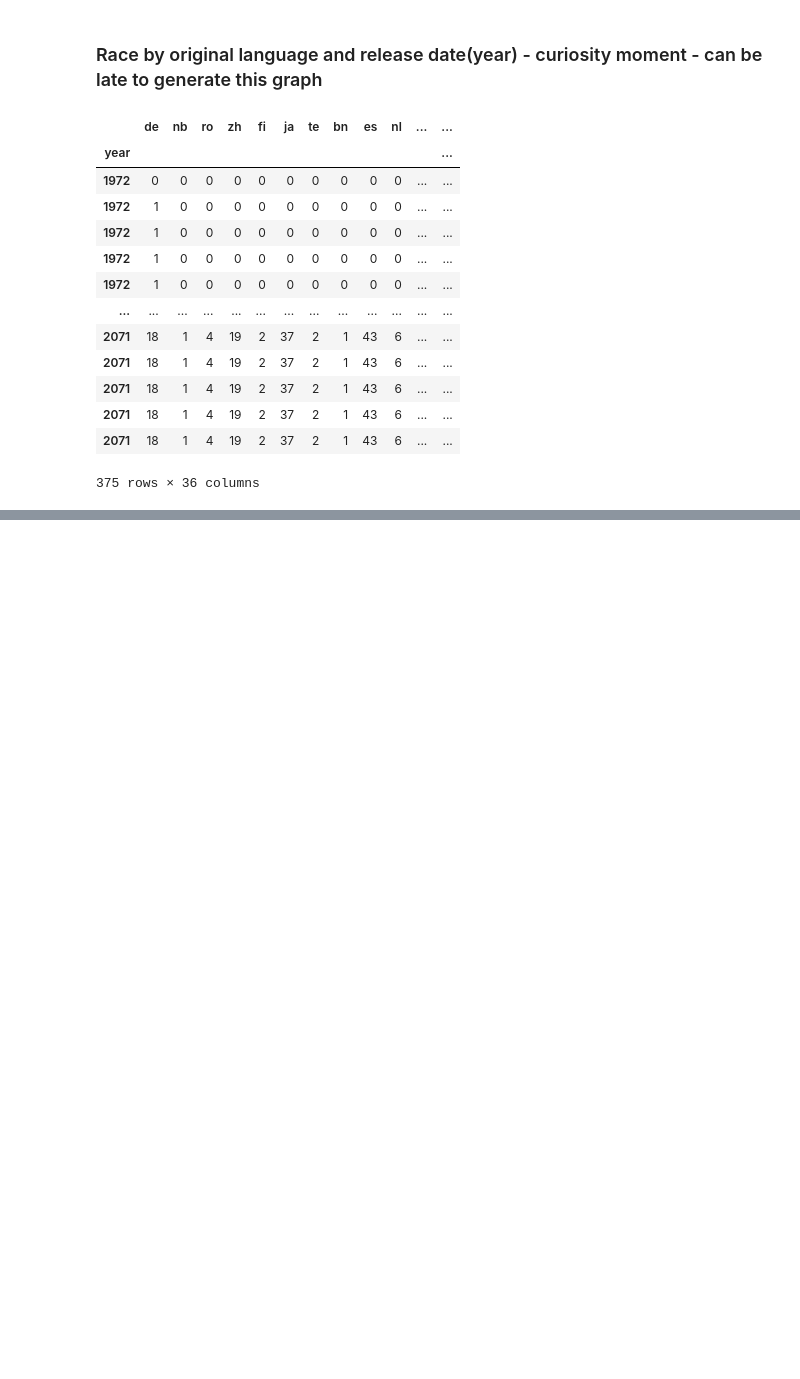
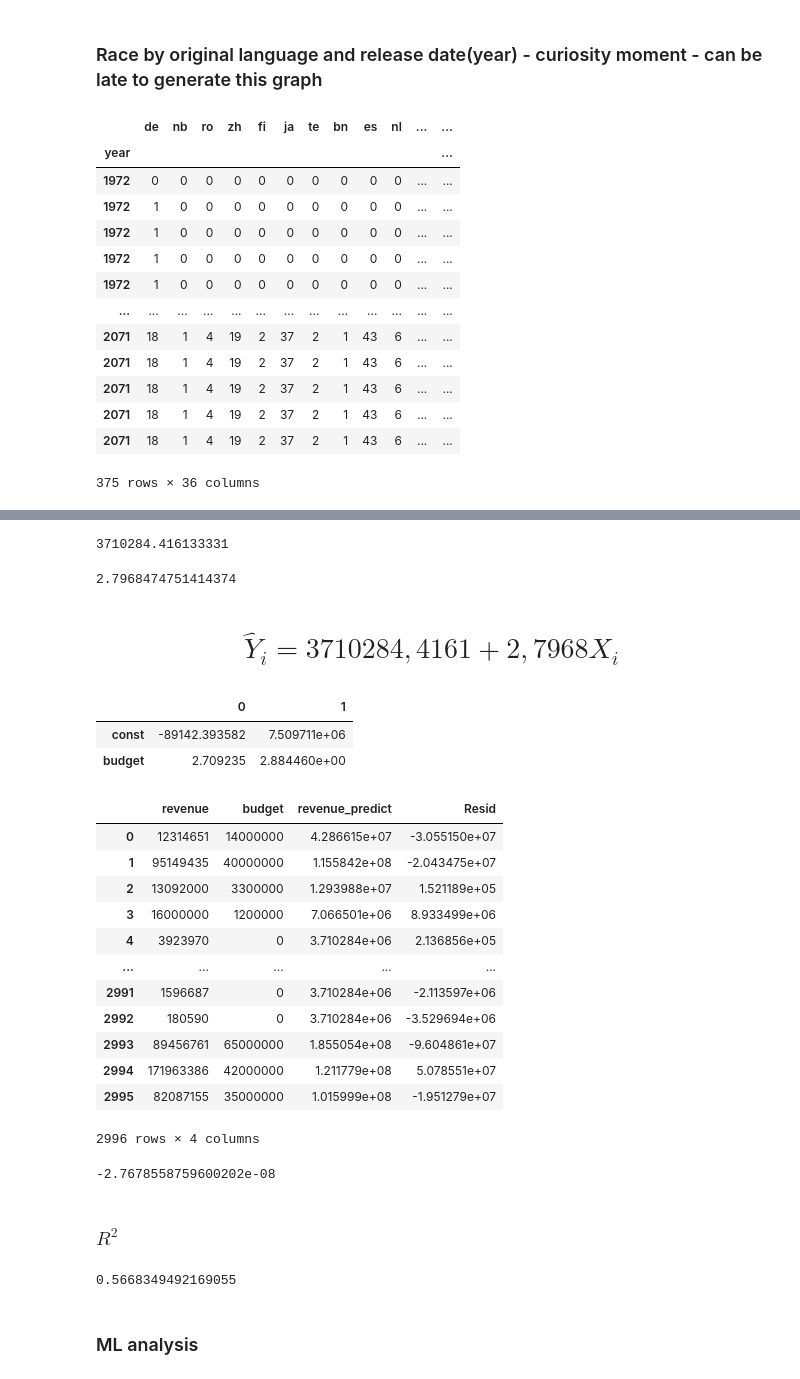
Before and after one commit to fagnercandido/master_first_semester_data_science, a Jupyter notebook: final_project/final_project.ipynb, the cells around one changed output, grey strips where cells are left out. Cells and saved outputs as stored; diff of their text form; code cells hidden in the pictures; blank space fills up the shorter version.

```diff
--- a/final_project/final_project.ipynb
+++ b/final_project/final_project.ipynb
@@ -651,0 +683,3 @@ __2.3__ Some features have missing values. You'll have to deal with them and exp
+# %%
+data_revenue = data_budget_and_revenue.revenue
+data_budget = sm.add_constant(data_budget_and_revenue.budget)
@@ -651,0 +704,2 @@ __2.3__ Some features have missing values. You'll have to deal with them and exp
+# %%
+regression_result = sm.OLS(data_revenue, data_budget, missing = 'drop').fit()
@@ -651,0 +726,3 @@ __2.3__ Some features have missing values. You'll have to deal with them and exp
+# %%
+data_budget_and_revenue['revenue_predict'] = regression_result.predict()
+data_budget_and_revenue.head(10)
@@ -651,0 +741,47 @@ __2.3__ Some features have missing values. You'll have to deal with them and exp
+# %%
+beta_1 = regression_result.params[0]
+beta_1
+# %% [output]
+3710284.416133331
+# %%
+beta_2 = regression_result.params[1]
+beta_2
+# %% [output]
+2.7968474751414374
+# %% [markdown]
+# $$\hat{Y}_i = 3710284,4161 + 2,7968X_i$$
+# %%
+regression_result.conf_int(alpha=0.05)
+# %% [output]
+|  | 0 | 1 |
+| const | -89142.393582 | 7.509711e+06 |
+| budget | 2.709235 | 2.884460e+00 |
+# %%
+data_budget_and_revenue['Resid'] = regression_result.resid
+data_budget_and_revenue
+# %% [output]
+|  | revenue | budget | revenue_predict | Resid |
+| 0 | 12314651 | 14000000 | 4.286615e+07 | -3.055150e+07 |
+| 1 | 95149435 | 40000000 | 1.155842e+08 | -2.043475e+07 |
+| 2 | 13092000 | 3300000 | 1.293988e+07 | 1.521189e+05 |
+| 3 | 16000000 | 1200000 | 7.066501e+06 | 8.933499e+06 |
+| 4 | 3923970 | 0 | 3.710284e+06 | 2.136856e+05 |
+| ... | ... | ... | ... | ... |
+| 2991 | 1596687 | 0 | 3.710284e+06 | -2.113597e+06 |
+| 2992 | 180590 | 0 | 3.710284e+06 | -3.529694e+06 |
+| 2993 | 89456761 | 65000000 | 1.855054e+08 | -9.604861e+07 |
+| 2994 | 171963386 | 42000000 | 1.211779e+08 | 5.078551e+07 |
+| 2995 | 82087155 | 35000000 | 1.015999e+08 | -1.951279e+07 |
+2996 rows × 4 columns
+# %%
+data_budget_and_revenue['Resid'].mean()
+# %% [output]
+-2.7678558759600202e-08
+# %% [markdown]
+### $R^2$
+# %%
+regression_result.rsquared
+# %% [output]
+0.5668349492169055
+# %% [markdown]
+### ML analysis
```
Also changed, not shown: parts of 21 cells of this notebook.
